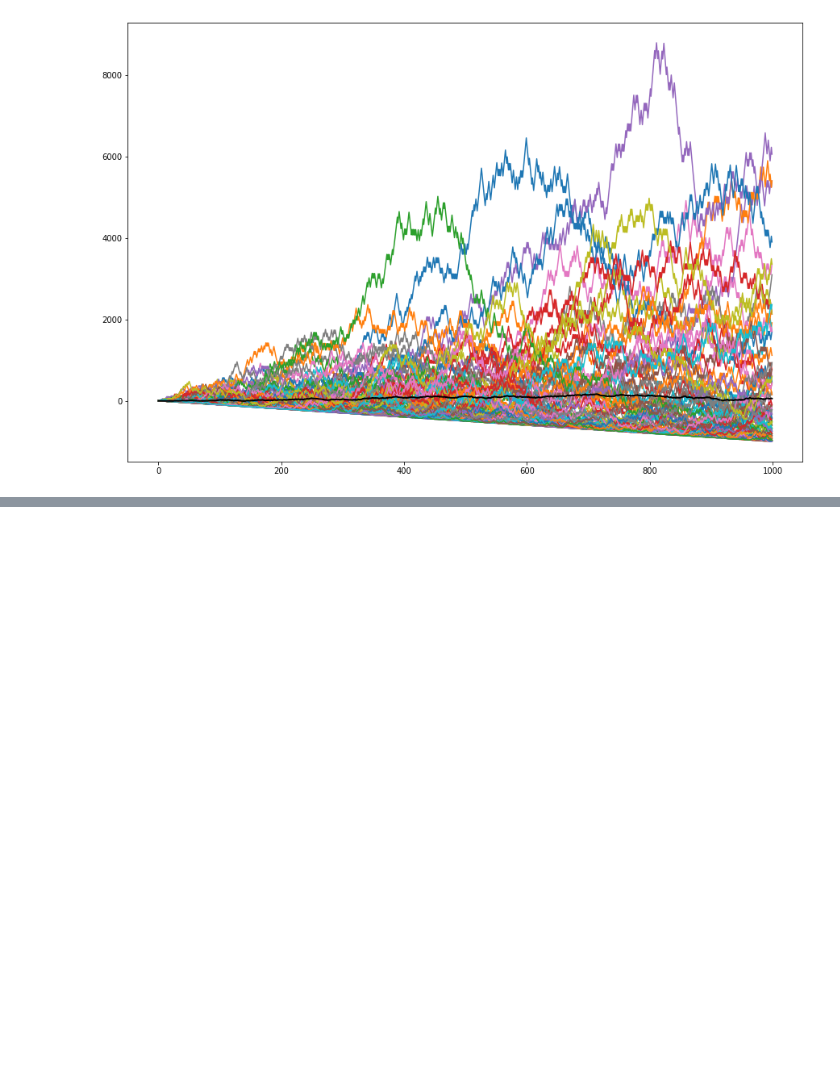
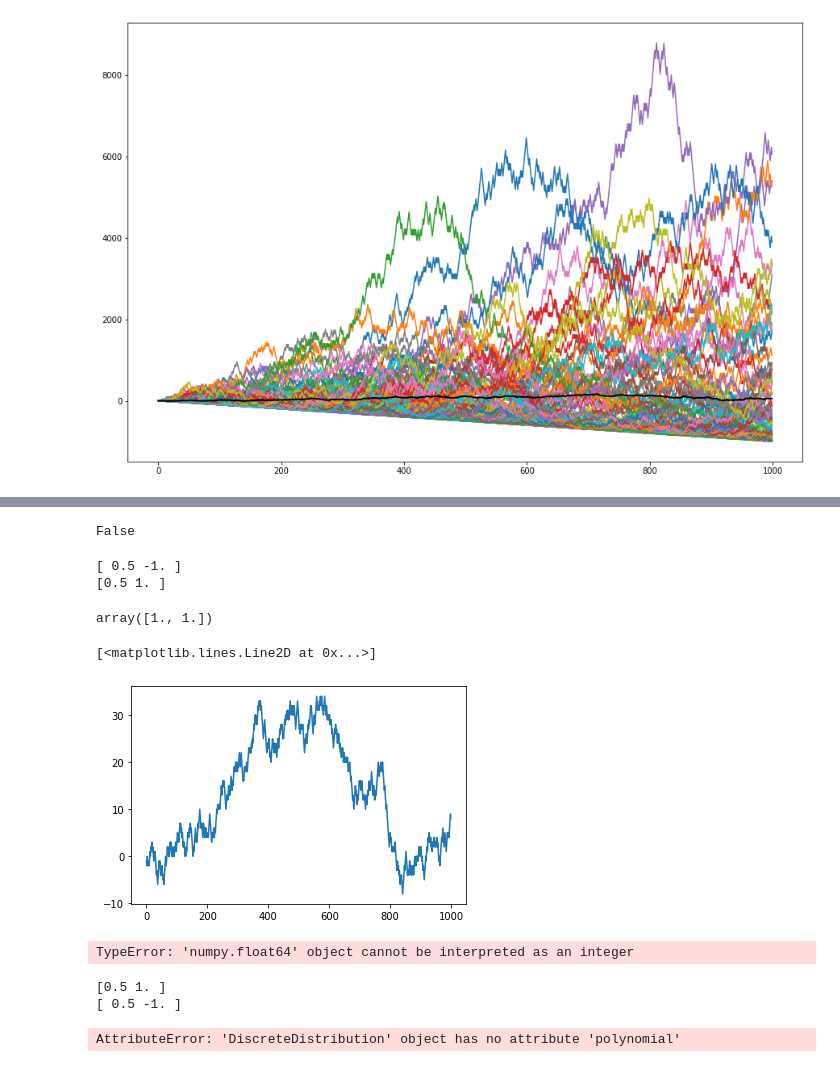
Before and after one commit to bartfrenk/sandbox, a Jupyter notebook: probability/notebooks/martingales.ipynb, the cells around one changed output, grey strips where cells are left out. Cells and saved outputs as stored; diff of their text form; code cells hidden in the pictures; blank space fills up the shorter version.

```diff
--- a/probability/notebooks/martingales.ipynb
+++ b/probability/notebooks/martingales.ipynb
@@ -27,0 +35,4 @@ plt.plot(np.mean(m, axis=0), color="black", linewidth=2);
+# %%
+False > True
+# %% [output]
+False
@@ -27,0 +46,7 @@ plt.plot(np.mean(m, axis=0), color="black", linewidth=2);
+# %%
+X = DiscreteDistribution(np.array([[0.5, -1], [0.5, 1]]))
+polynomial(X).r
+# %% [output]
+[ 0.5 -1. ]
+[0.5 1. ]
+array([1., 1.])
@@ -27,0 +56,10 @@ plt.plot(np.mean(m, axis=0), color="black", linewidth=2);
+# %%
+r = RandomWalk(X)
+plt.plot(r.sample(1000))
+# %% [output]
+[<matplotlib.lines.Line2D at 0x...>]
+[figure, added]
+# %%
+X.polynomial()
+# %% [output]
+TypeError: 'numpy.float64' object cannot be interpreted as an integer
@@ -27,0 +68,10 @@ plt.plot(np.mean(m, axis=0), color="black", linewidth=2);
+# %%
+for x in ps:
+    print(x)
+# %% [output]
+[0.5 1. ]
+[ 0.5 -1. ]
+# %%
+X.polynomial()
+# %% [output]
+AttributeError: 'DiscreteDistribution' object has no attribute 'polynomial'
```
Also changed, not shown: parts of 6 cells of this notebook, 4 other files.
